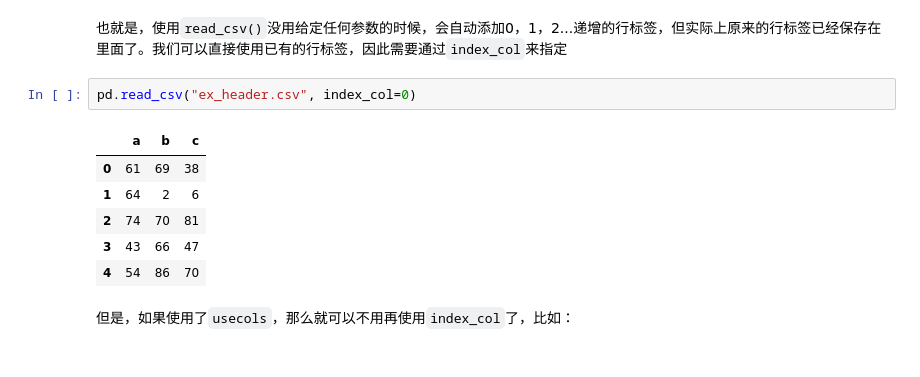
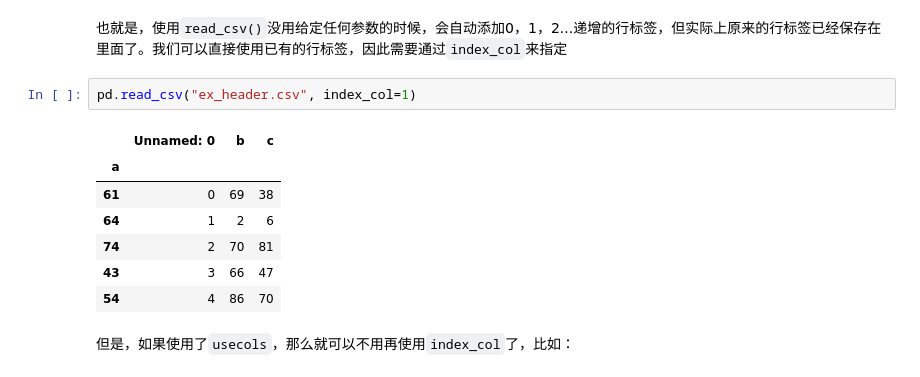
Before and after one commit to tcfh2016/knowledge-map, a Jupyter notebook: Techs/data-science/pandas/csv/read_csv/read_csv_data.ipynb, the cells around one changed output. Cells and saved outputs as stored; diff of their text form.

```diff
--- a/Techs/data-science/pandas/csv/read_csv/read_csv_data.ipynb
+++ b/Techs/data-science/pandas/csv/read_csv/read_csv_data.ipynb
@@ -35,14 +42,15 @@ pd.read_csv("ex_header.csv")
 # %% [markdown]
 也就是，使用`read_csv()`没用给定任何参数的时候，会自动添加0，1，2...递增的行标签，但实际上原来的行标签已经保存在里面了。我们可以直接使用已有的行标签，因此需要通过`index_col`来指定
 # %%
-pd.read_csv("ex_header.csv", index_col=0)
+pd.read_csv("ex_header.csv", index_col=1)
 # %% [output]
-|  | a | b | c |
-| 0 | 61 | 69 | 38 |
-| 1 | 64 | 2 | 6 |
-| 2 | 74 | 70 | 81 |
-| 3 | 43 | 66 | 47 |
-| 4 | 54 | 86 | 70 |
+|  | Unnamed: 0 | b | c |
+| a |  |  |  |
+| 61 | 0 | 69 | 38 |
+| 64 | 1 | 2 | 6 |
+| 74 | 2 | 70 | 81 |
+| 43 | 3 | 66 | 47 |
+| 54 | 4 | 86 | 70 |
 # %% [markdown]
 但是，如果使用了`usecols`，那么就可以不用再使用`index_col`了，比如：
 # %%
```
Also changed, not shown: parts of 2 cells of this notebook.
